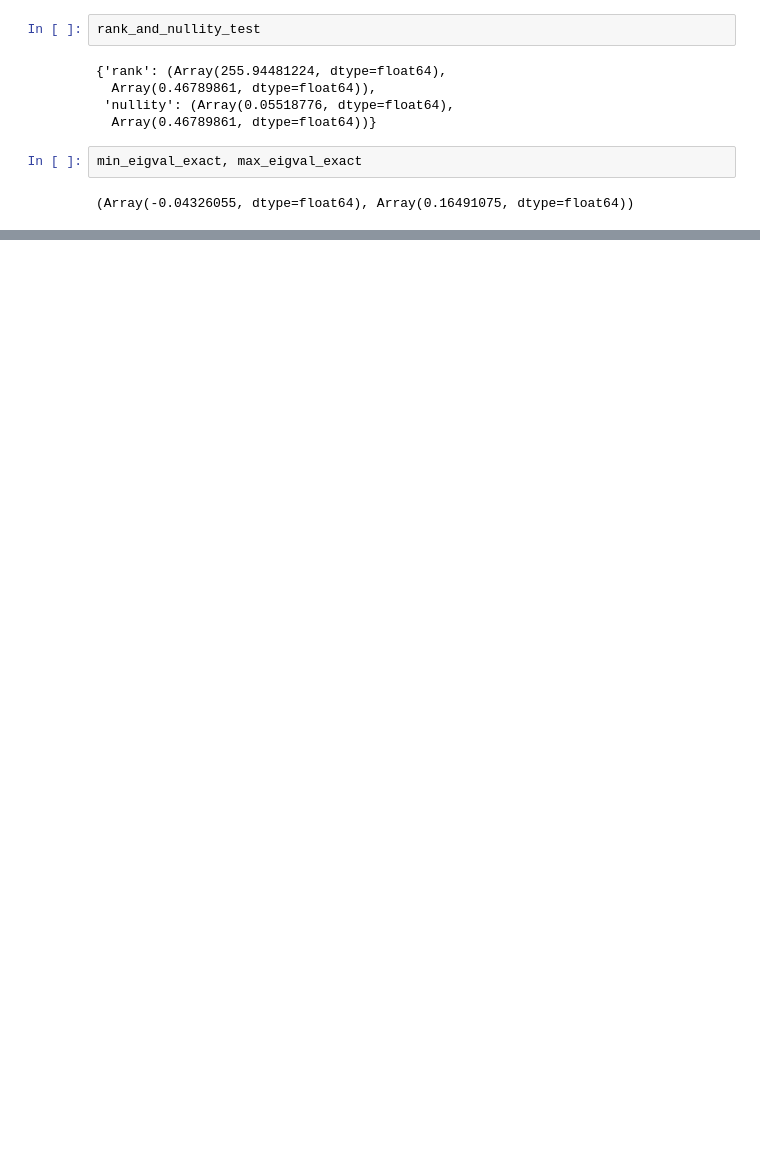
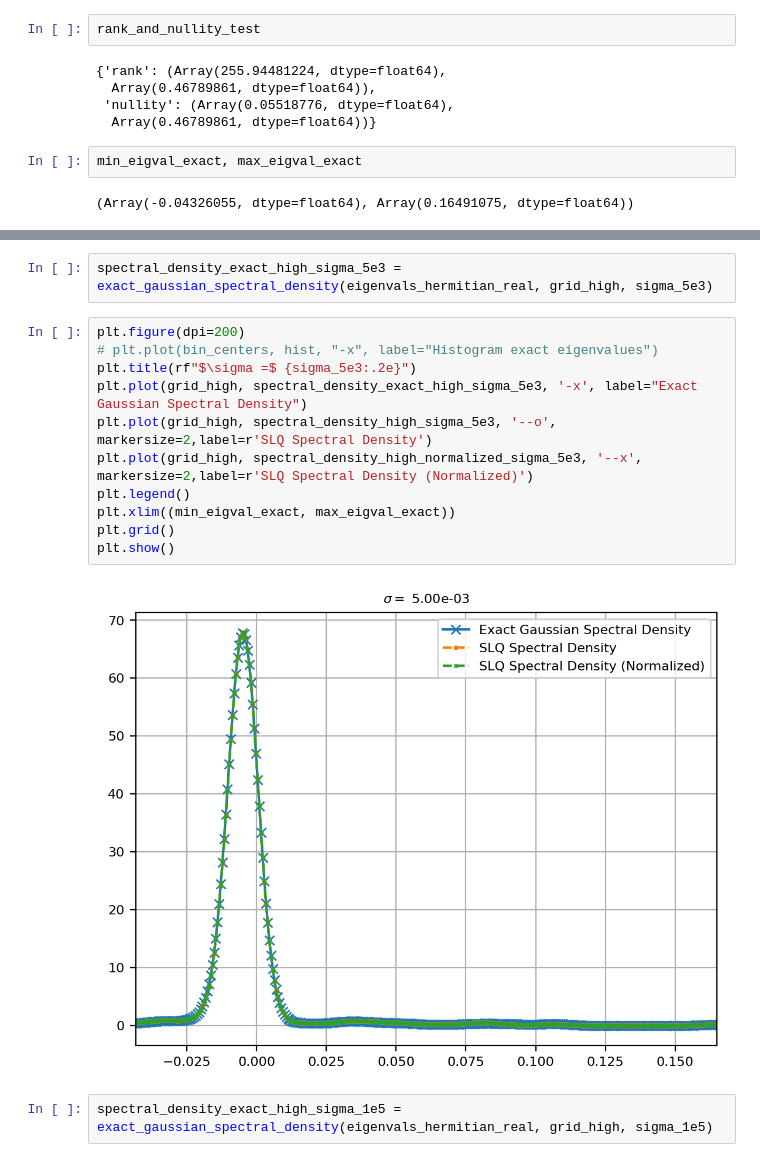
Before and after one commit to EmilianoG-byte/iqm-benchmarks, a Jupyter notebook: playground/num_sequences/testing_sd_approach.ipynb, the cells around one changed output, grey strips where cells are left out. Saved outputs shown, nothing was run; the diff lists cells and outputs as text; blank space fills up the shorter version.

```diff
--- a/playground/num_sequences/testing_sd_approach.ipynb
+++ b/playground/num_sequences/testing_sd_approach.ipynb
@@ -1364,0 +1652,17 @@ min_eigval_exact, max_eigval_exact
+# %%
+spectral_density_exact_high_sigma_5e3 = exact_gaussian_spectral_density(eigenvals_hermitian_real, grid_high, sigma_5e3)
+# %%
+plt.figure(dpi=200)
+# plt.plot(bin_centers, hist, "-x", label="Histogram exact eigenvalues")
+plt.title(rf"$\sigma =$ {sigma_5e3:.2e}")
+plt.plot(grid_high, spectral_density_exact_high_sigma_5e3, '-x', label="Exact Gaussian Spectral Density")
+plt.plot(grid_high, spectral_density_high_sigma_5e3, '--o', markersize=2,label=r'SLQ Spectral Density')
+plt.plot(grid_high, spectral_density_high_normalized_sigma_5e3, '--x', markersize=2,label=r'SLQ Spectral Density (Normalized)')
+plt.legend()
+plt.xlim((min_eigval_exact, max_eigval_exact))
+plt.grid()
+plt.show()
+# %% [output]
+[figure, added]
+# %%
+spectral_density_exact_high_sigma_1e5 = exact_gaussian_spectral_density(eigenvals_hermitian_real, grid_high, sigma_1e5)
```
Also changed, not shown: parts of 43 cells of this notebook, 1 other file.
